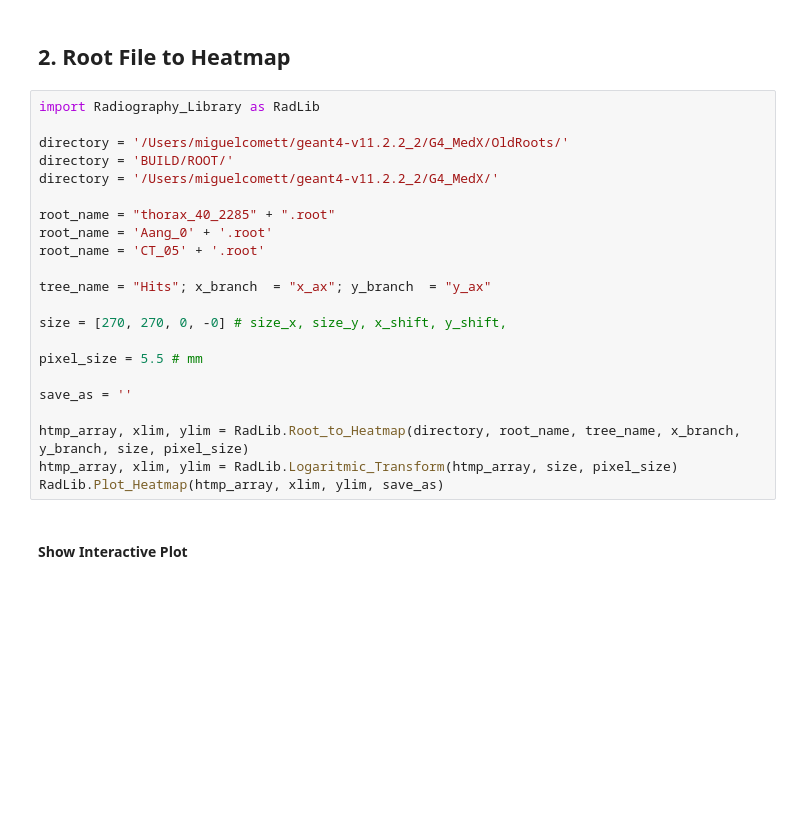
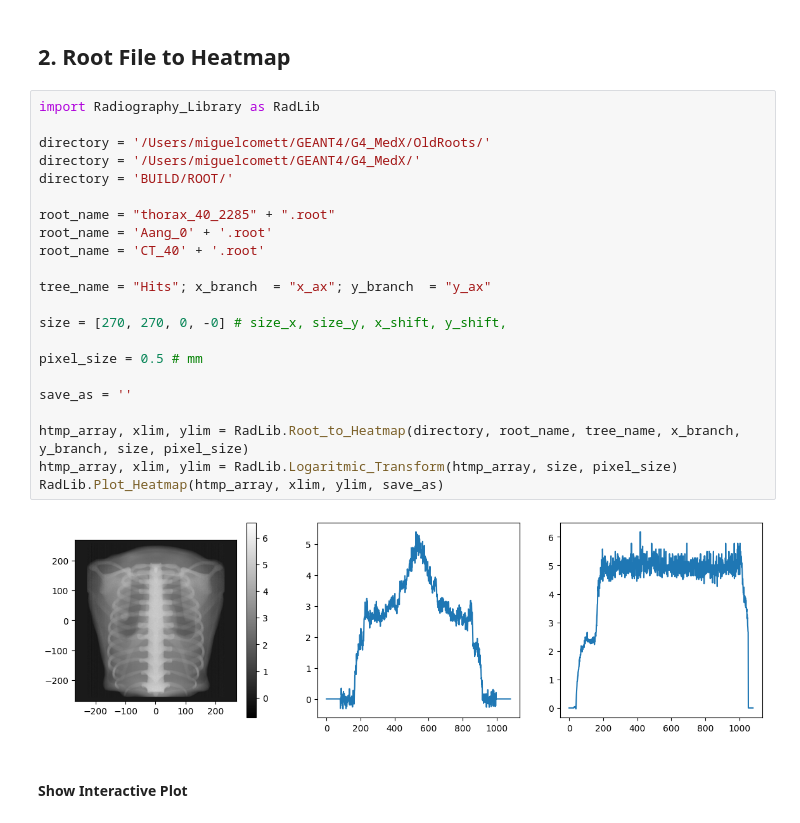
Before and after one commit to miguelcomett/G4_MedX_Repository, a Jupyter notebook: MedX/Radiography_Processing.ipynb, the cells around one changed output. Saved outputs shown, nothing was run; the diff lists cells and outputs as text; blank space fills up the shorter version.

```diff
--- a/MedX/Radiography_Processing.ipynb
+++ b/MedX/Radiography_Processing.ipynb
@@ -51,25 +51,27 @@ print('Dose of radiation received (uSv):', round(RadiationDose, 5))
 # %%
 import Radiography_Library as RadLib
 
-directory = '/Users/miguelcomett/geant4-v11.2.2_2/G4_MedX/OldRoots/'
+directory = '/Users/miguelcomett/GEANT4/G4_MedX/OldRoots/'
+directory = '/Users/miguelcomett/GEANT4/G4_MedX/'
 directory = 'BUILD/ROOT/'
-directory = '/Users/miguelcomett/geant4-v11.2.2_2/G4_MedX/'
 
 root_name = "thorax_40_2285" + ".root"
 root_name = 'Aang_0' + '.root'
-root_name = 'CT_05' + '.root'
+root_name = 'CT_40' + '.root'
 
 tree_name = "Hits"; x_branch  = "x_ax"; y_branch  = "y_ax"
 
 size = [270, 270, 0, -0] # size_x, size_y, x_shift, y_shift,
 
-pixel_size = 5.5 # mm
+pixel_size = 0.5 # mm
 
 save_as = ''
 
 htmp_array, xlim, ylim = RadLib.Root_to_Heatmap(directory, root_name, tree_name, x_branch, y_branch, size, pixel_size)
 htmp_array, xlim, ylim = RadLib.Logaritmic_Transform(htmp_array, size, pixel_size)
 RadLib.Plot_Heatmap(htmp_array, xlim, ylim, save_as)
+# %% [output]
+[figure, added]
 # %% [markdown]
 #### Show Interactive Plot
 # %%
```
Also changed, not shown: parts of 2 cells of this notebook, 2 other files.
